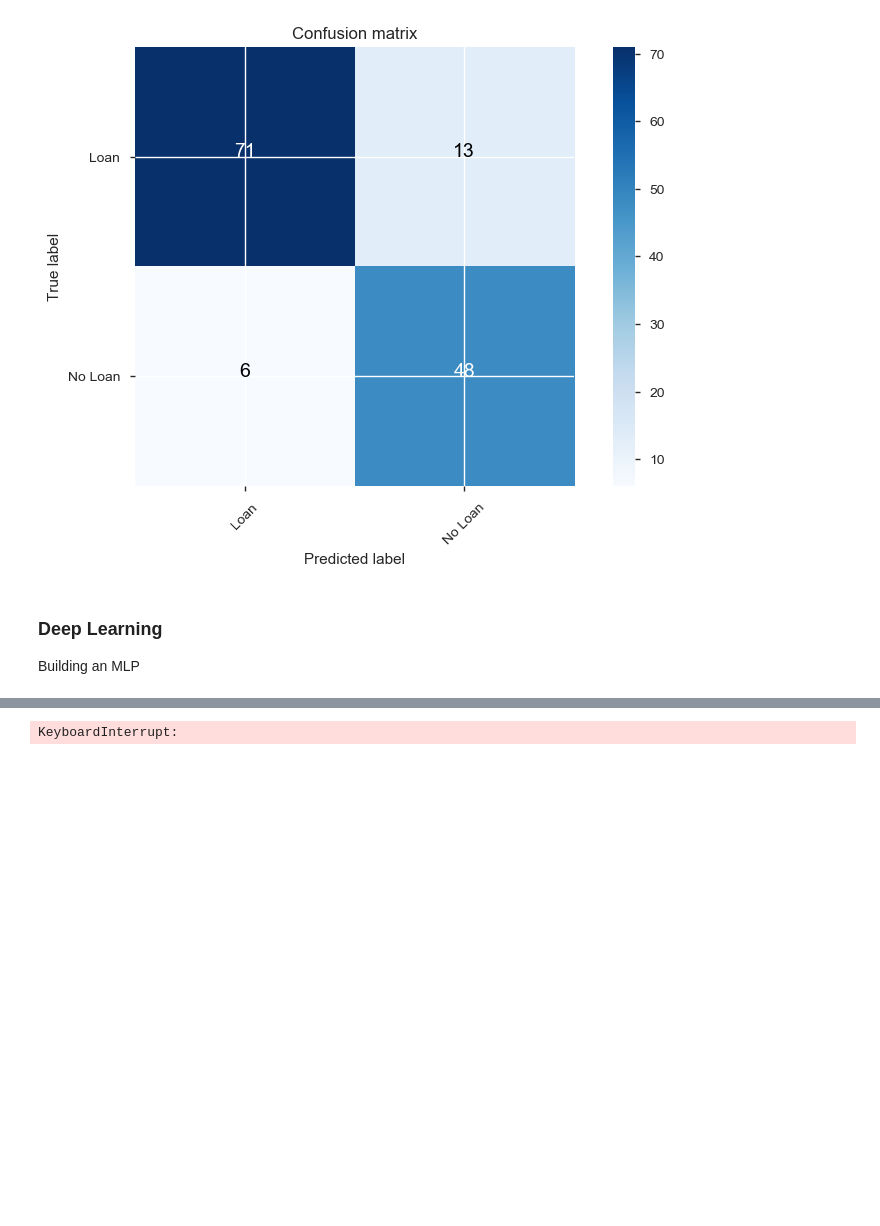
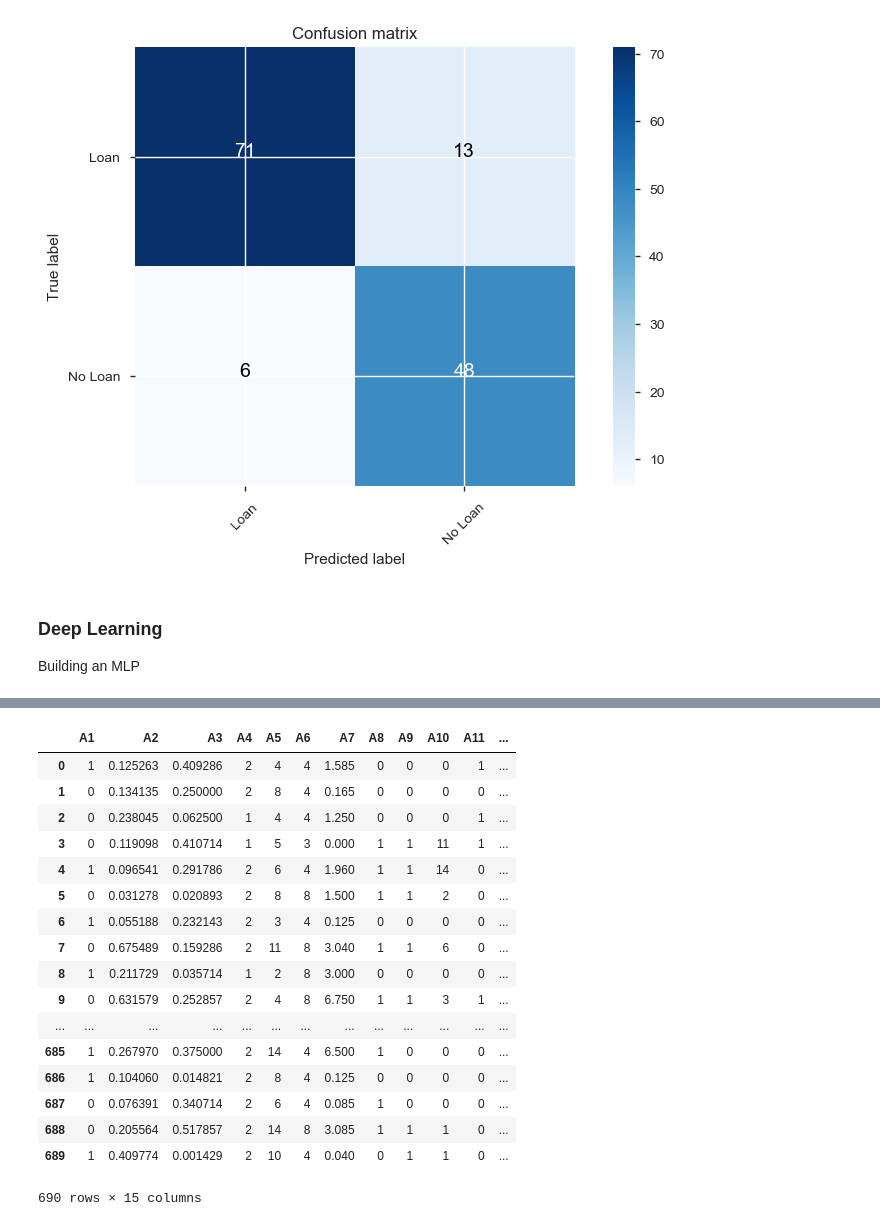
Before and after one commit to drcastillo/hicss2020, a Jupyter notebook: AustralianCreditApproval.ipynb, the cells around one changed output, grey strips where cells are left out. Drawn from its saved outputs; the diff is of its cells as text; code cells hidden in the pictures; blank space fills up the shorter version.

```diff
--- a/AustralianCreditApproval.ipynb
+++ b/AustralianCreditApproval.ipynb
@@ -367,16 +282,27 @@ _________________________________________________________________
-# %%
-NB_EPOCH = 5000
-BATCH_SIZE = 128
-VERBOSE = 1 #This sets Verbose to true meaning that logging output will be displayed on screen. Verbose = 0 is default and does allow model to run faster.
-NB_CLASSES = 2
-#OPTIMIZER = SGD() #Could also use Adam or RMSprop here.
-OPTIMIZER = adam(lr = .001)
-VALIDATION_SPLIT = .2
-
-with tf.device('/gpu:0'):
-    model.compile(loss = 'binary_crossentropy', optimizer= OPTIMIZER, metrics=['accuracy'])
-    sess = tf.Session(config=tf.ConfigProto(allow_soft_placement=True, log_device_placement=True))
-    history = model.fit(X_train, y_train, batch_size= BATCH_SIZE, epochs=NB_EPOCH, verbose=VERBOSE,\
-                            validation_split= VALIDATION_SPLIT, callbacks=[PlotLossesKeras()])
-# %% [output]
-KeyboardInterrupt:
+# %%
+from sklearn.preprocessing import MinMaxScaler
+
+df = load_data_gridsearch()
+scaler = MinMaxScaler()
+x= df[['A2', 'A3', 'A13','A14']]
+df[['A2', 'A3', 'A13','A14']] = scaler.fit_transform(x)
+df
+# %% [output]
+|  | A1 | A2 | A3 | A4 | A5 | A6 | A7 | A8 | A9 | A10 | A11 | ... |
+| 0 | 1 | 0.125263 | 0.409286 | 2 | 4 | 4 | 1.585 | 0 | 0 | 0 | 1 | ... |
+| 1 | 0 | 0.134135 | 0.250000 | 2 | 8 | 4 | 0.165 | 0 | 0 | 0 | 0 | ... |
+| 2 | 0 | 0.238045 | 0.062500 | 1 | 4 | 4 | 1.250 | 0 | 0 | 0 | 1 | ... |
+| 3 | 0 | 0.119098 | 0.410714 | 1 | 5 | 3 | 0.000 | 1 | 1 | 11 | 1 | ... |
+| 4 | 1 | 0.096541 | 0.291786 | 2 | 6 | 4 | 1.960 | 1 | 1 | 14 | 0 | ... |
+| 5 | 0 | 0.031278 | 0.020893 | 2 | 8 | 8 | 1.500 | 1 | 1 | 2 | 0 | ... |
+| 6 | 1 | 0.055188 | 0.232143 | 2 | 3 | 4 | 0.125 | 0 | 0 | 0 | 0 | ... |
+| 7 | 0 | 0.675489 | 0.159286 | 2 | 11 | 8 | 3.040 | 1 | 1 | 6 | 0 | ... |
+| 8 | 1 | 0.211729 | 0.035714 | 1 | 2 | 8 | 3.000 | 0 | 0 | 0 | 0 | ... |
+| 9 | 0 | 0.631579 | 0.252857 | 2 | 4 | 8 | 6.750 | 1 | 1 | 3 | 1 | ... |
+| ... | ... | ... | ... | ... | ... | ... | ... | ... | ... | ... | ... | ... |
+| 685 | 1 | 0.267970 | 0.375000 | 2 | 14 | 4 | 6.500 | 1 | 0 | 0 | 0 | ... |
+| 686 | 1 | 0.104060 | 0.014821 | 2 | 8 | 4 | 0.125 | 0 | 0 | 0 | 0 | ... |
+| 687 | 0 | 0.076391 | 0.340714 | 2 | 6 | 4 | 0.085 | 1 | 0 | 0 | 0 | ... |
+| 688 | 0 | 0.205564 | 0.517857 | 2 | 14 | 8 | 3.085 | 1 | 1 | 1 | 0 | ... |
+| 689 | 1 | 0.409774 | 0.001429 | 2 | 10 | 4 | 0.040 | 0 | 1 | 1 | 0 | ... |
+690 rows × 15 columns
```
Also changed, not shown: parts of 7 cells of this notebook, 1 other file.
